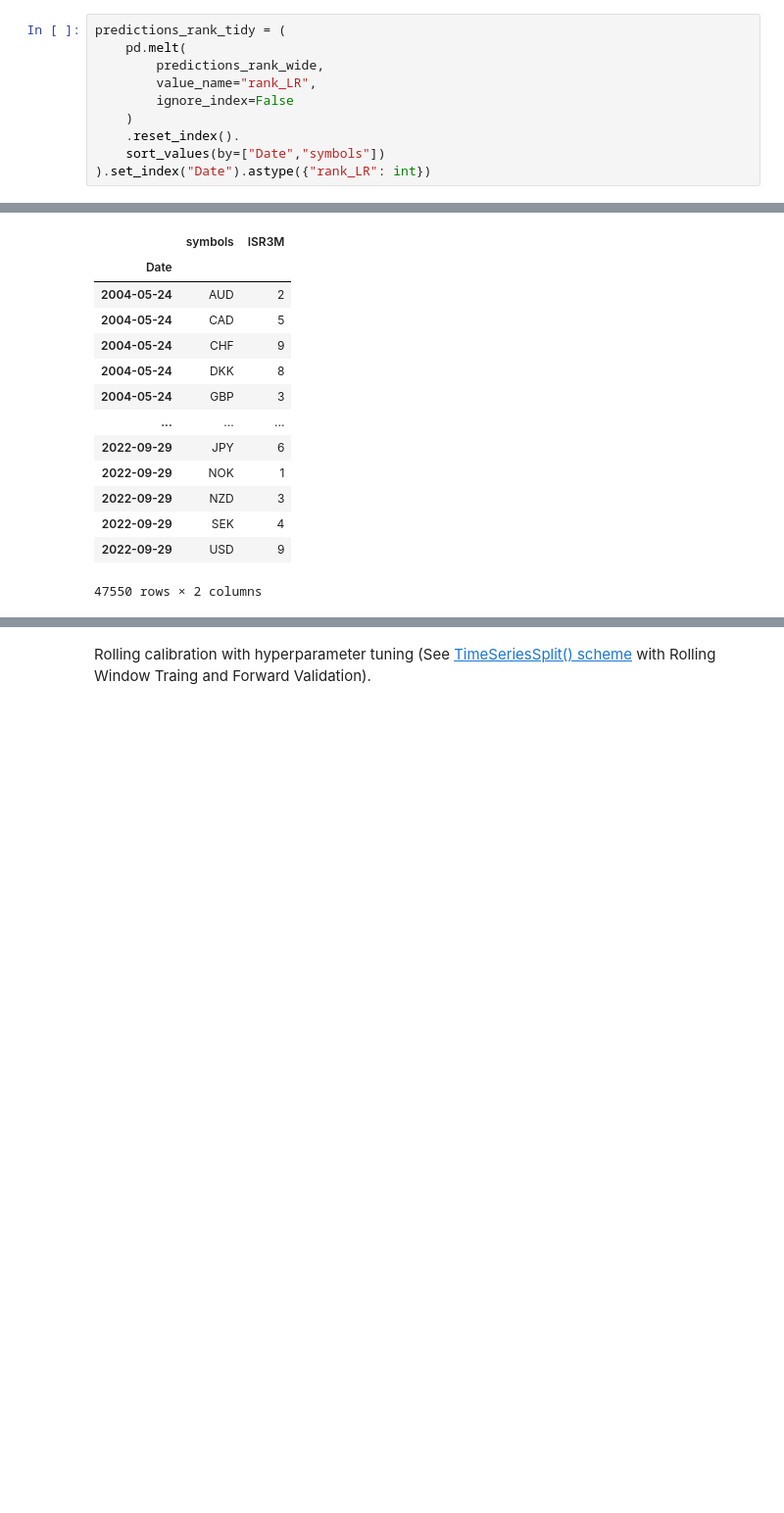
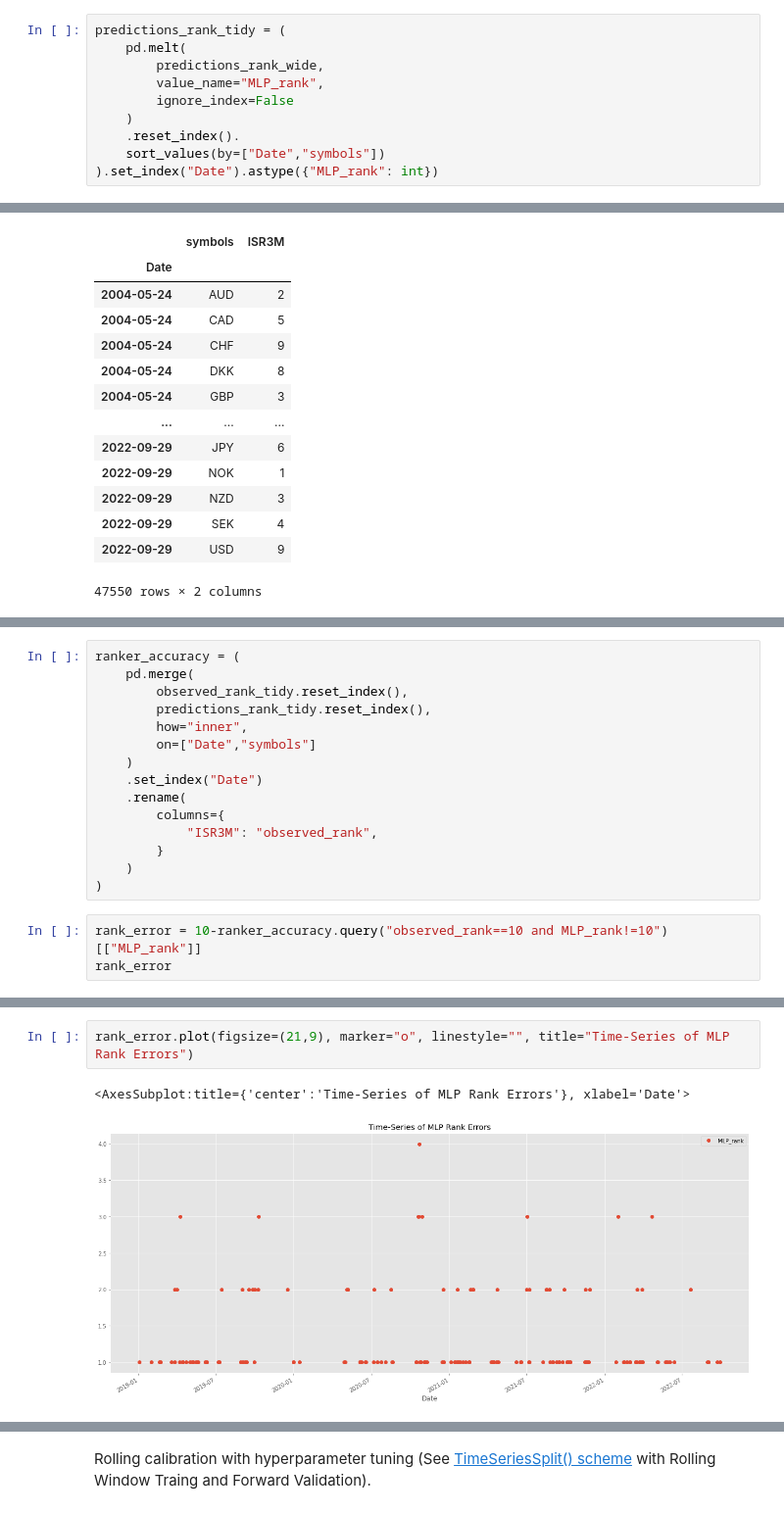
Before and after one commit to falken1983/fx_letor, a Jupyter notebook: regress_then_rank.ipynb, the cells around one changed output, grey strips where cells are left out. Shown at 98% size. Cells and saved outputs as stored; diff of their text form; blank space fills up the shorter version.

```diff
--- a/regress_then_rank.ipynb
+++ b/regress_then_rank.ipynb
@@ -922,12 +922,12 @@ predictions_rank_wide
 predictions_rank_tidy = (
     pd.melt(
         predictions_rank_wide,
-        value_name="rank_LR",
+        value_name="MLP_rank",
         ignore_index=False
     )
     .reset_index().
     sort_values(by=["Date","symbols"])
-).set_index("Date").astype({"rank_LR": int})
+).set_index("Date").astype({"MLP_rank": int})
 # %%
 observed_rank_tidy
 # %% [output]
@@ -1267,0 +948,18 @@ sys        module    <module 'sys' (built-in)>
+# %%
+ranker_accuracy = (
+    pd.merge(
+        observed_rank_tidy.reset_index(),
+        predictions_rank_tidy.reset_index(),
+        how="inner",
+        on=["Date","symbols"]
+    )
+    .set_index("Date")
+    .rename(
+        columns={
+            "ISR3M": "observed_rank",
+        }
+    )
+)
+# %%
+rank_error = 10-ranker_accuracy.query("observed_rank==10 and MLP_rank!=10")[["MLP_rank"]]
+rank_error
@@ -1267,0 +981,5 @@ sys        module    <module 'sys' (built-in)>
+# %%
+rank_error.plot(figsize=(21,9), marker="o", linestyle="", title="Time-Series of MLP Rank Errors")
+# %% [output]
+<AxesSubplot:title={'center':'Time-Series of MLP Rank Errors'}, xlabel='Date'>
+[figure, added]
```
Also changed, not shown: parts of 53 cells of this notebook, 2 other files.
